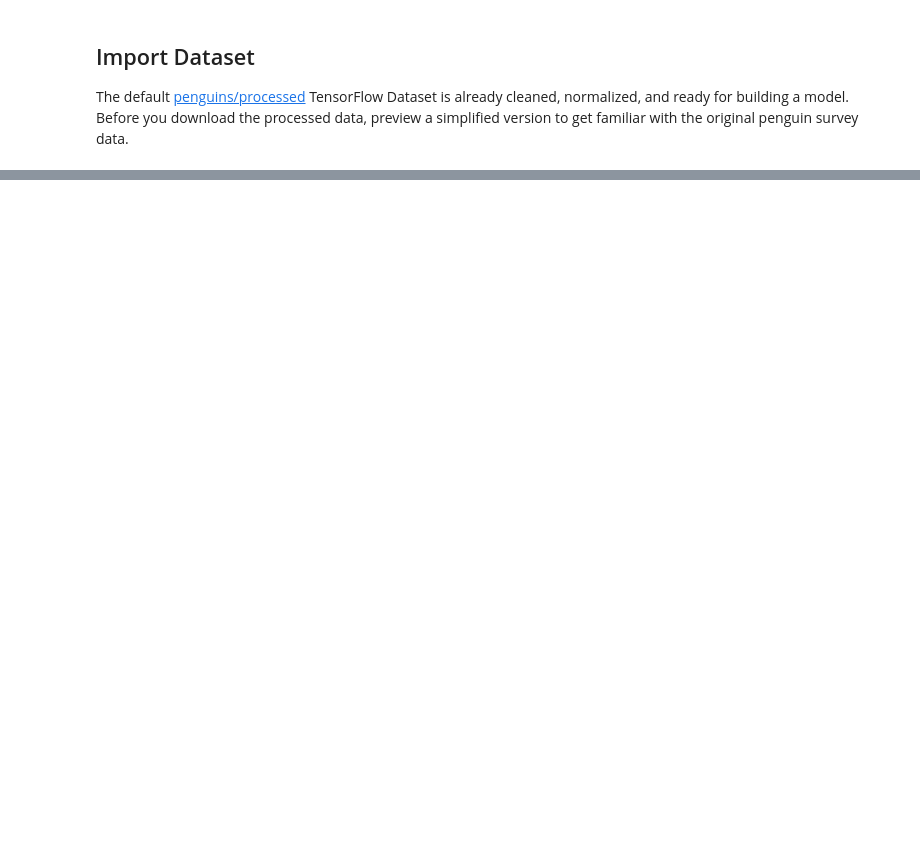
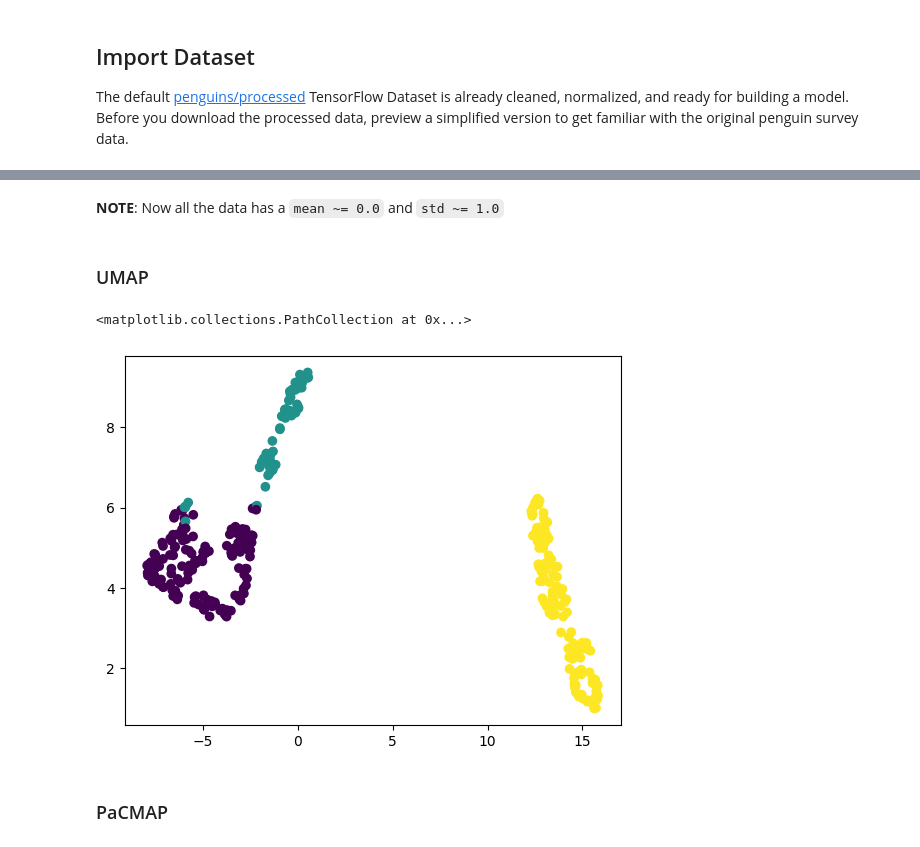
Before and after one commit to stepan-anokhin/try-tensorflow, a Jupyter notebook: notebooks/03_penguin_neural_classifier.ipynb, the cells around one changed output, grey strips where cells are left out. Drawn from its saved outputs; the diff is of its cells as text; code cells hidden in the pictures; blank space fills up the shorter version.

```diff
--- a/notebooks/03_penguin_neural_classifier.ipynb
+++ b/notebooks/03_penguin_neural_classifier.ipynb
@@ -43,0 +89,7 @@ TypeError: object.__init__() takes exactly one argument (the instance to initial
+# %%
+import pandas as pd
+from sklearn.preprocessing import StandardScaler
+
+
+numeric = df.dropna()[["body_mass_g", "culmen_depth_mm", "culmen_length_mm", "flipper_length_mm"]]
+numeric.describe()
@@ -43,0 +106,3 @@ TypeError: object.__init__() takes exactly one argument (the instance to initial
+# %%
+scaled = StandardScaler().fit_transform(numeric)
+pd.DataFrame(scaled).describe()
@@ -43,0 +119,17 @@ TypeError: object.__init__() takes exactly one argument (the instance to initial
+# %% [markdown]
+**NOTE**: Now all the data has a `mean ~= 0.0` and `std ~= 1.0`
+# %% [markdown]
+### UMAP
+# %%
+import umap
+
+
+reducer = umap.UMAP()
+embeddings = reducer.fit_transform(scaled)
+# %%
+plt.scatter(embeddings[:, 0], embeddings[:, 1], c=df.dropna()["species"])
+# %% [output]
+<matplotlib.collections.PathCollection at 0x...>
+[figure, added]
+# %% [markdown]
+### PaCMAP
```
Also changed, not shown: parts of 45 cells of this notebook, 6 other files.
